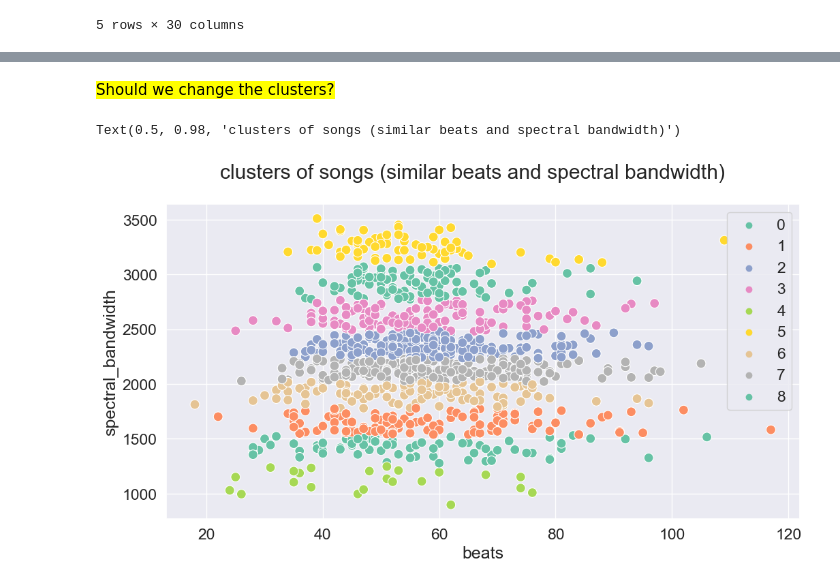
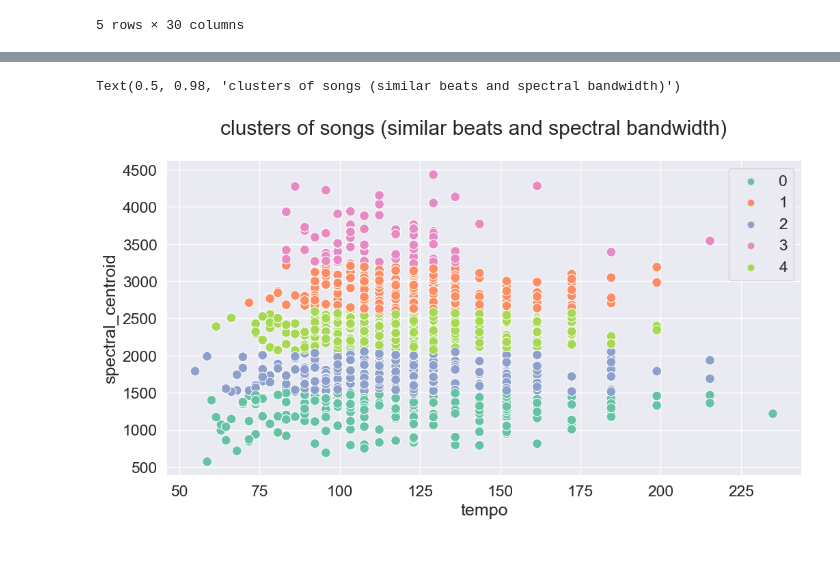
Before and after one commit to ivanmaykov/DS2500-Group-Project, a Jupyter notebook: ML.ipynb, the cells around one changed output, grey strips where cells are left out. Drawn from its saved outputs; the diff is of its cells as text; code cells hidden in the pictures; blank space fills up the shorter version.

Commit message:
adding a few more visualizations

```diff
--- a/ML.ipynb
+++ b/ML.ipynb
@@ -29,23 +79,19 @@ plt.suptitle('all songs (no groupings)');
 # %%
-from sklearn.cluster import KMeans
-
 # k in k-means describes the number of clusters
-n_clusters = 9
+n_clusters = 5
 
 # extract x features (define distance between samples)
-x_feat_list = ['beats', 'spectral_bandwidth']
+x_feat_list = ['tempo', 'spectral_centroid']
 x = df.loc[:, x_feat_list].values
 
 # perform clustering
 kmeans = KMeans(n_clusters=n_clusters)
 kmeans.fit(x)
 y = kmeans.predict(x)
-# %% [markdown]
-<mark>Should we change the clusters?</mark>
 # %%
-sns.scatterplot(data=df, x='beats', y='spectral_bandwidth', s=100, hue=y, palette='Set2')
+sns.scatterplot(data=df, x='tempo', y='spectral_centroid', s=100, hue=y, palette='Set2')
 plt.gcf().set_size_inches(12, 6)
 plt.suptitle('clusters of songs (similar beats and spectral bandwidth)')
 # %% [output]
 Text(0.5, 0.98, 'clusters of songs (similar beats and spectral bandwidth)')
-[figure, old version]
+[figure, new version]
```
Also changed, not shown: parts of 7 cells of this notebook.
